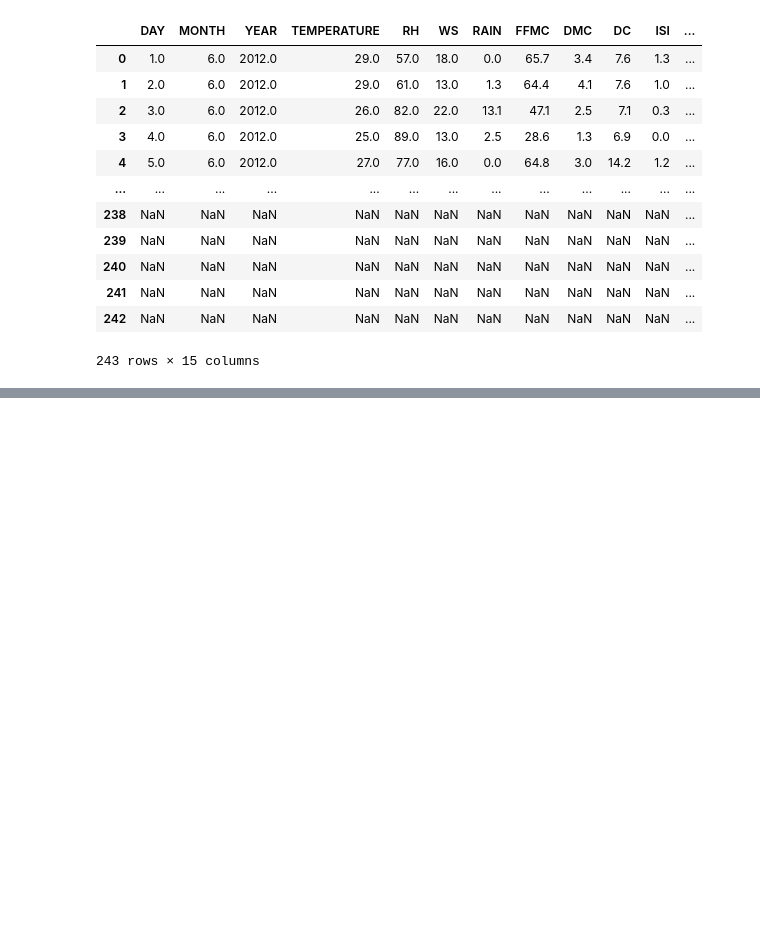
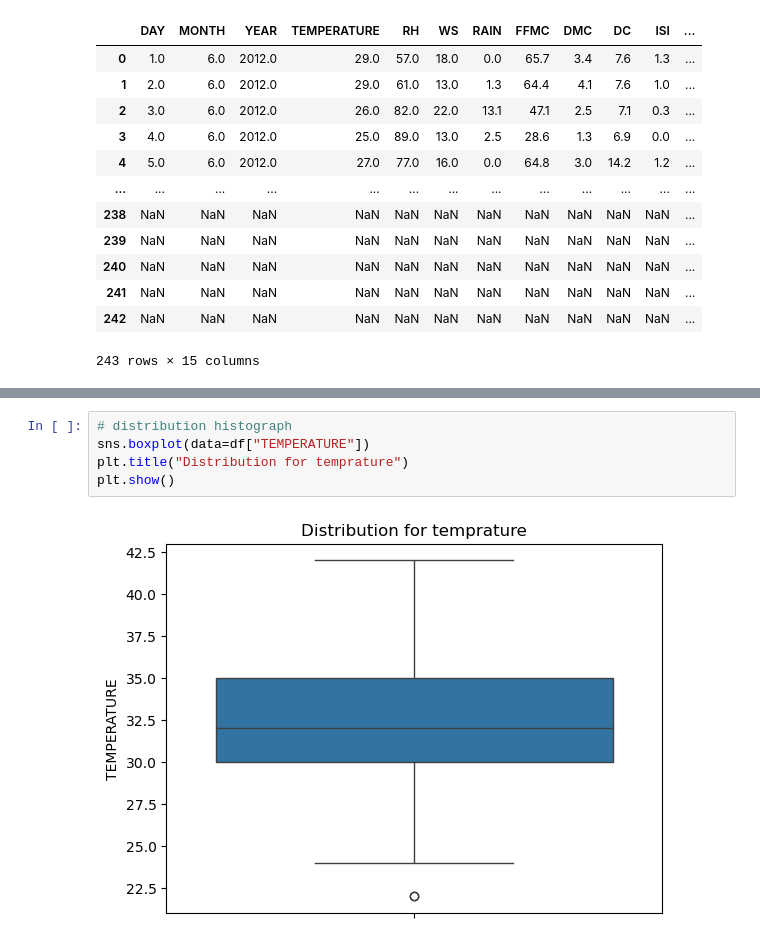
Before and after one commit to Muhammed-tech1/Forest-fire-prediction1, a Jupyter notebook: notebooks/02 EDA.ipynb, the cells around one changed output, grey strips where cells are left out. Saved outputs shown, nothing was run; the diff lists cells and outputs as text; blank space fills up the shorter version.

```diff
--- a/notebooks/02 EDA.ipynb
+++ b/notebooks/02 EDA.ipynb
@@ -184,0 +222,7 @@ df.where(bejaia_region)
+# %%
+# distribution histograph
+sns.boxplot(data=df["TEMPERATURE"])
+plt.title("Distribution for temprature")
+plt.show()
+# %% [output]
+[figure, added]
```
Also changed, not shown: parts of 13 cells of this notebook.
